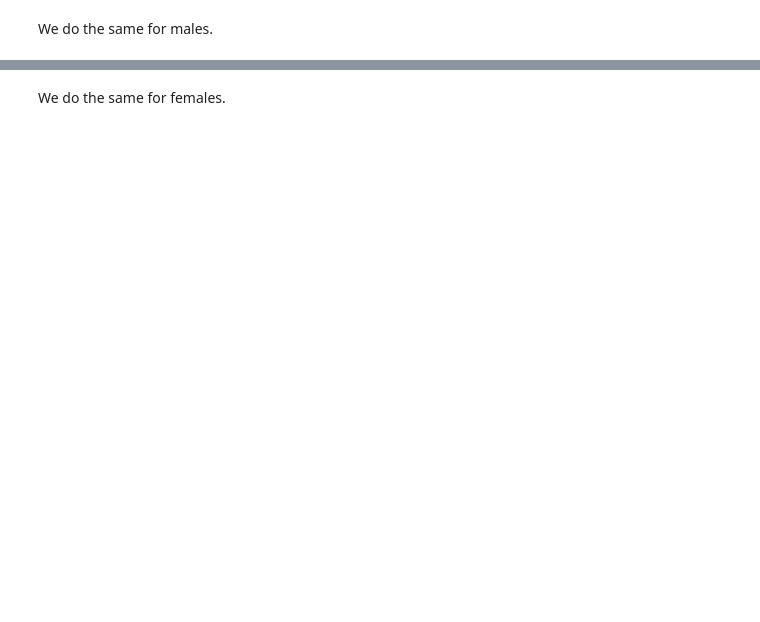
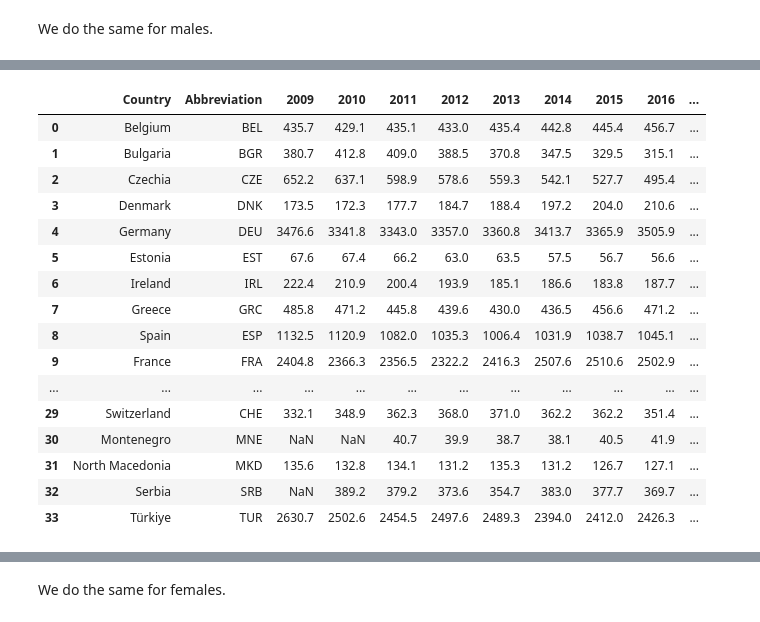
Before and after one commit to VittorioBartolomeoSecondin/DVISProject-CAValli_Team, a Jupyter notebook: Preprocessing_story2.ipynb, the cells around one changed output, grey strips where cells are left out. Saved outputs shown, nothing was run; the diff lists cells and outputs as text; code cells hidden in the pictures; blank space fills up the shorter version.

```diff
--- a/Preprocessing_story2.ipynb
+++ b/Preprocessing_story2.ipynb
@@ -152,11 +192,30 @@ low_M.reset_index(inplace = True)
 # %%
 medium1_M.set_index(['Country', 'Abbreviation'], inplace = True)
 medium2_M.set_index(['Country', 'Abbreviation'], inplace = True)
 medium_M = medium1_M.fillna(1000000).add(medium2_M.fillna(1000000), fill_value = 0).round(1)
 medium_M = medium_M.where(medium_M < 1000000)
 medium1_M.reset_index(inplace = True)
 medium2_M.reset_index(inplace = True)
 medium_M.reset_index(inplace = True)
+medium_M
+# %% [output]
+|  | Country | Abbreviation | 2009 | 2010 | 2011 | 2012 | 2013 | 2014 | 2015 | 2016 | ... |
+| 0 | Belgium | BEL | 435.7 | 429.1 | 435.1 | 433.0 | 435.4 | 442.8 | 445.4 | 456.7 | ... |
+| 1 | Bulgaria | BGR | 380.7 | 412.8 | 409.0 | 388.5 | 370.8 | 347.5 | 329.5 | 315.1 | ... |
+| 2 | Czechia | CZE | 652.2 | 637.1 | 598.9 | 578.6 | 559.3 | 542.1 | 527.7 | 495.4 | ... |
+| 3 | Denmark | DNK | 173.5 | 172.3 | 177.7 | 184.7 | 188.4 | 197.2 | 204.0 | 210.6 | ... |
+| 4 | Germany | DEU | 3476.6 | 3341.8 | 3343.0 | 3357.0 | 3360.8 | 3413.7 | 3365.9 | 3505.9 | ... |
+| 5 | Estonia | EST | 67.6 | 67.4 | 66.2 | 63.0 | 63.5 | 57.5 | 56.7 | 56.6 | ... |
+| 6 | Ireland | IRL | 222.4 | 210.9 | 200.4 | 193.9 | 185.1 | 186.6 | 183.8 | 187.7 | ... |
+| 7 | Greece | GRC | 485.8 | 471.2 | 445.8 | 439.6 | 430.0 | 436.5 | 456.6 | 471.2 | ... |
+| 8 | Spain | ESP | 1132.5 | 1120.9 | 1082.0 | 1035.3 | 1006.4 | 1031.9 | 1038.7 | 1045.1 | ... |
+| 9 | France | FRA | 2404.8 | 2366.3 | 2356.5 | 2322.2 | 2416.3 | 2507.6 | 2510.6 | 2502.9 | ... |
+| ... | ... | ... | ... | ... | ... | ... | ... | ... | ... | ... | ... |
+| 29 | Switzerland | CHE | 332.1 | 348.9 | 362.3 | 368.0 | 371.0 | 362.2 | 362.2 | 351.4 | ... |
+| 30 | Montenegro | MNE | NaN | NaN | 40.7 | 39.9 | 38.7 | 38.1 | 40.5 | 41.9 | ... |
+| 31 | North Macedonia | MKD | 135.6 | 132.8 | 134.1 | 131.2 | 135.3 | 131.2 | 126.7 | 127.1 | ... |
+| 32 | Serbia | SRB | NaN | 389.2 | 379.2 | 373.6 | 354.7 | 383.0 | 377.7 | 369.7 | ... |
+| 33 | Türkiye | TUR | 2630.7 | 2502.6 | 2454.5 | 2497.6 | 2489.3 | 2394.0 | 2412.0 | 2426.3 | ... |
 # %%
 high1_M.set_index(['Country', 'Abbreviation'], inplace = True)
 high2_M.set_index(['Country', 'Abbreviation'], inplace = True)
```
Also changed, not shown: parts of 8 cells of this notebook.
